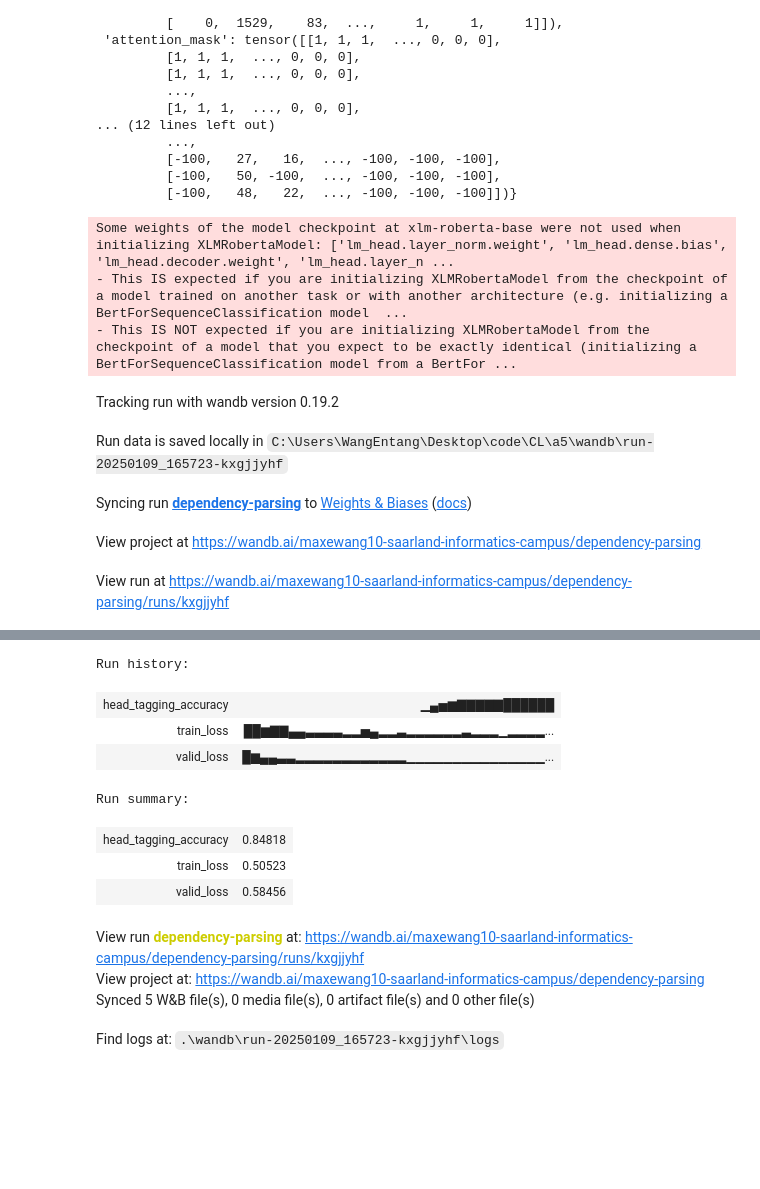
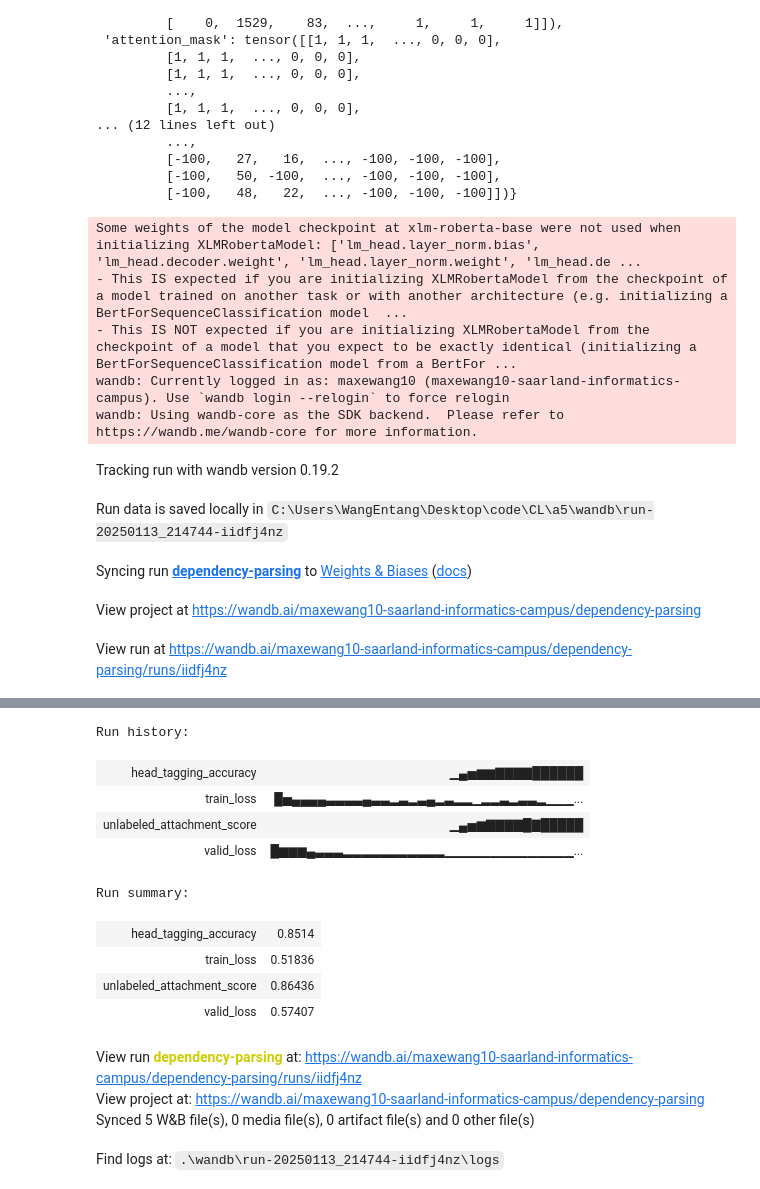
Before and after one commit to Maxewang0220/CL, a Jupyter notebook: a5/dependency_parsing.ipynb, the cells around one changed output, grey strips where cells are left out. Saved outputs shown, nothing was run; the diff lists cells and outputs as text; code cells hidden in the pictures; blank space fills up the shorter version.

```diff
--- a/a5/dependency_parsing.ipynb
+++ b/a5/dependency_parsing.ipynb
@@ -658,32 +658,41 @@ def train(model, train_dataloader, valid_dataloader, device, num_epochs=5, lr=2e
                 # MST parsing UAS evaluation
                 log_probs = torch.log_softmax(edge_scores, dim=-1)
                 # apply chu_liu_edmons
-                predictions = []
+                uas_predictions = []
                 for sent_scores in log_probs:
                     # convert to numpy
                     scores_np = sent_scores.cpu().double().numpy()
-                    heads = chu_liu_edmonds(scores_np)
-                    predictions.append(heads)
+                    mst_heads = chu_liu_edmonds(scores_np)
+                    uas_predictions.append(mst_heads[0])
+
+                # convert predictions and gold heads into tensors
+                uas_predictions = torch.tensor(uas_predictions, device=device)  # Shape: (batch_size, seq_len)
+
+                # calculate correct predictions and total count
+                uas_total_correct += ((uas_predictions == head) & valid_positions).sum().item()
+                uas_total_count += valid_positions.sum().item()
 
         model.train()
         wandb.log({"head_tagging_accuracy": hta_total_correct / hta_total_count})
         wandb.log({"unlabeled_attachment_score": uas_total_correct / uas_total_count})
 
     wandb.finish()
-    torch.save(model.state_dict(), "dependency_parser.pth")
+    # torch.save(model.state_dict(), "dependency_parser.pth")
 # %%
 device = "cuda" if torch.cuda.is_available() else "cpu"
 
-model = DependencyParserProModel()
+model = DependencyParserModel()
 
 train(model, train_dataloader, valid_dataloader, device, lr=6e-4, num_epochs=15)
 # %% [output]
-Some weights of the model checkpoint at xlm-roberta-base were not used when initializing XLMRobertaModel: ['lm_head.layer_norm.weight', 'lm_head.dense.bias', 'lm_head.decoder.weight', 'lm_head.layer_n ...
+Some weights of the model checkpoint at xlm-roberta-base were not used when initializing XLMRobertaModel: ['lm_head.layer_norm.bias', 'lm_head.decoder.weight', 'lm_head.layer_norm.weight', 'lm_head.de ...
 - This IS expected if you are initializing XLMRobertaModel from the checkpoint of a model trained on another task or with another architecture (e.g. initializing a BertForSequenceClassification model  ...
 - This IS NOT expected if you are initializing XLMRobertaModel from the checkpoint of a model that you expect to be exactly identical (initializing a BertForSequenceClassification model from a BertFor ...
+wandb: Currently logged in as: maxewang10 (maxewang10-saarland-informatics-campus). Use `wandb login --relogin` to force relogin
+wandb: Using wandb-core as the SDK backend.  Please refer to https://wandb.me/wandb-core for more information.
 Tracking run with wandb version 0.19.2
-Run data is saved locally in C:\Users\WangEntang\Desktop\code\CL\a5\wandb\run-20250109_165723-kxgjjyhf
+Run data is saved locally in C:\Users\WangEntang\Desktop\code\CL\a5\wandb\run-20250113_214744-iidfj4nz
 Syncing run dependency-parsing to Weights & Biases (docs)
 View project at https://wandb.ai/maxewang10-saarland-informatics-campus/dependency-parsing
-View run at https://wandb.ai/maxewang10-saarland-informatics-campus/dependency-parsing/runs/kxgjjyhf
+View run at https://wandb.ai/maxewang10-saarland-informatics-campus/dependency-parsing/runs/iidfj4nz
 batch num 392
@@ -706,13 +715,15 @@ Epoch 15/15, Loss: 0.6423807314464024
 [interactive output not drawn]
 Run history:
-| head_tagging_accuracy | ▁▄▅▆▇▇▇▇▇██████ |
-| train_loss | ██▆▇▇▄▄▃▃▃▃▂▂▅▄▂▂▃▂▂▂▂▂▂▃▂▂▂▁▂▂▂▂... |
-| valid_loss | █▆▄▄▃▃▂▂▂▂▂▂▂▂▂▂▂▂▁▁▁▁▁▁▁▁▁▁▁▁▁▁▁... |
+| head_tagging_accuracy | ▁▄▅▆▆▇▇▇▇██████ |
+| train_loss | █▅▄▄▄▄▃▃▃▃▄▃▃▂▃▂▃▄▂▃▂▂▁▂▂▃▂▃▃▂▁▁▁... |
+| unlabeled_attachment_score | ▁▄▅▆▇▇▇▇█▇█████ |
+| valid_loss | █▆▆▆▄▃▃▃▂▂▂▂▂▂▂▂▂▂▂▁▁▁▁▁▁▁▁▁▁▁▁▁▁... |
 Run summary:
-| head_tagging_accuracy | 0.84818 |
-| train_loss | 0.50523 |
-| valid_loss | 0.58456 |
+| head_tagging_accuracy | 0.8514 |
+| train_loss | 0.51836 |
+| unlabeled_attachment_score | 0.86436 |
+| valid_loss | 0.57407 |
-View run dependency-parsing at: https://wandb.ai/maxewang10-saarland-informatics-campus/dependency-parsing/runs/kxgjjyhf
+View run dependency-parsing at: https://wandb.ai/maxewang10-saarland-informatics-campus/dependency-parsing/runs/iidfj4nz
 View project at: https://wandb.ai/maxewang10-saarland-informatics-campus/dependency-parsing
 Synced 5 W&B file(s), 0 media file(s), 0 artifact file(s) and 0 other file(s)
-Find logs at: .\wandb\run-20250109_165723-kxgjjyhf\logs
+Find logs at: .\wandb\run-20250113_214744-iidfj4nz\logs
```
Also changed, not shown: parts of 7 cells of this notebook, 6 other files.
